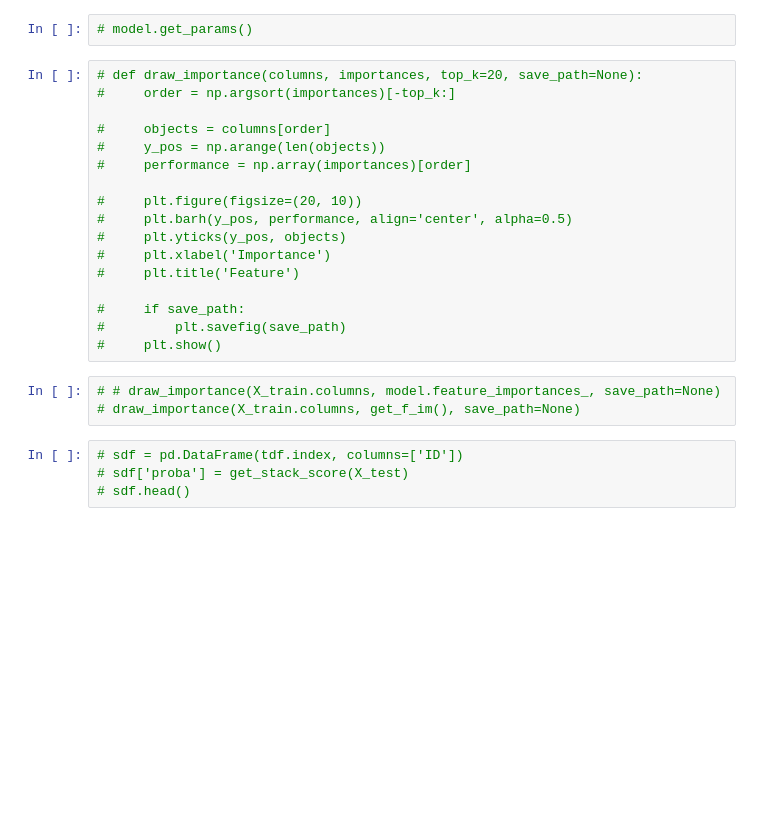
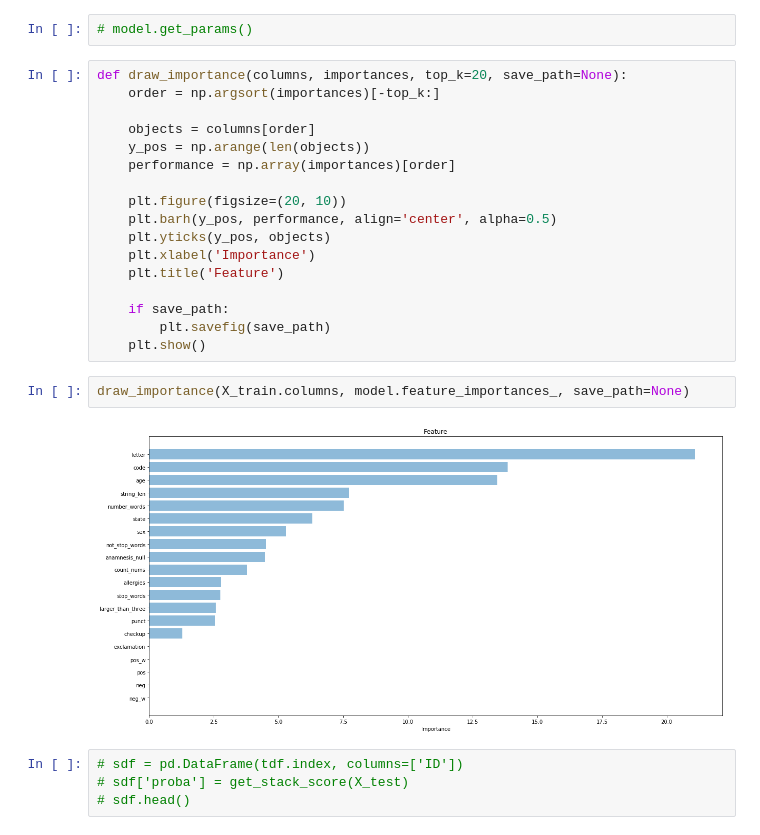
Before and after one commit to stasbel/AIHack2018, a Jupyter notebook: robomed.ipynb, the cells around one changed output. Drawn from its saved outputs; the diff is of its cells as text; blank space fills up the shorter version.

```diff
--- a/robomed.ipynb
+++ b/robomed.ipynb
@@ -480,25 +480,26 @@ ITERATION NUMBER 0
 # %%
 # model.get_params()
 # %%
-# def draw_importance(columns, importances, top_k=20, save_path=None):
-#     order = np.argsort(importances)[-top_k:]
+def draw_importance(columns, importances, top_k=20, save_path=None):
+    order = np.argsort(importances)[-top_k:]
 
-#     objects = columns[order]
-#     y_pos = np.arange(len(objects))
-#     performance = np.array(importances)[order]
+    objects = columns[order]
+    y_pos = np.arange(len(objects))
+    performance = np.array(importances)[order]
 
-#     plt.figure(figsize=(20, 10))
-#     plt.barh(y_pos, performance, align='center', alpha=0.5)
-#     plt.yticks(y_pos, objects)
-#     plt.xlabel('Importance')
-#     plt.title('Feature')
+    plt.figure(figsize=(20, 10))
+    plt.barh(y_pos, performance, align='center', alpha=0.5)
+    plt.yticks(y_pos, objects)
+    plt.xlabel('Importance')
+    plt.title('Feature')
 
-#     if save_path:
-#         plt.savefig(save_path)
-#     plt.show()
+    if save_path:
+        plt.savefig(save_path)
+    plt.show()
 # %%
-# # draw_importance(X_train.columns, model.feature_importances_, save_path=None)
-# draw_importance(X_train.columns, get_f_im(), save_path=None)
+draw_importance(X_train.columns, model.feature_importances_, save_path=None)
+# %% [output]
+[figure, added]
 # %%
 # sdf = pd.DataFrame(tdf.index, columns=['ID'])
 # sdf['proba'] = get_stack_score(X_test)
```
Also changed, not shown: parts of 2 cells of this notebook, 4 other files.
